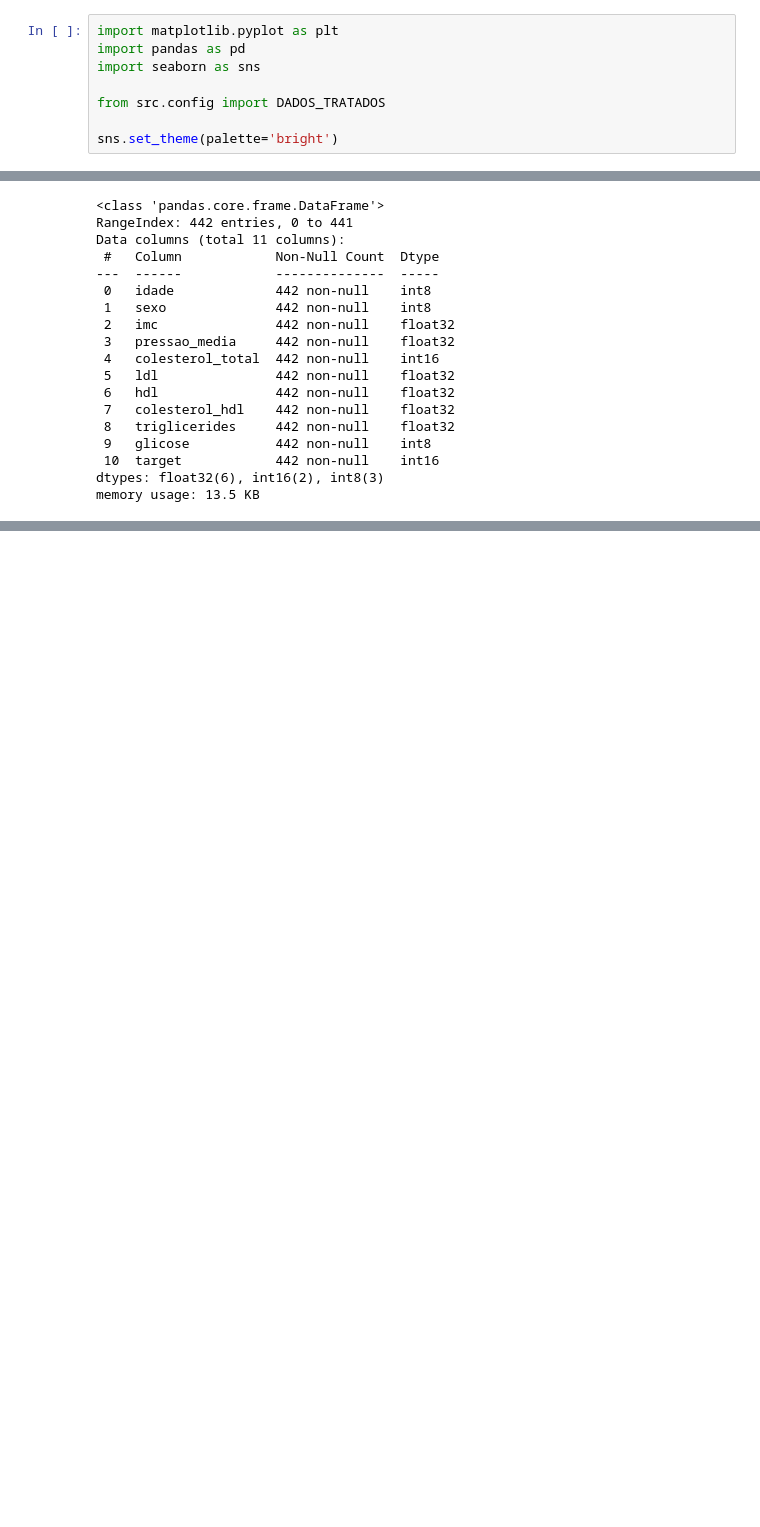
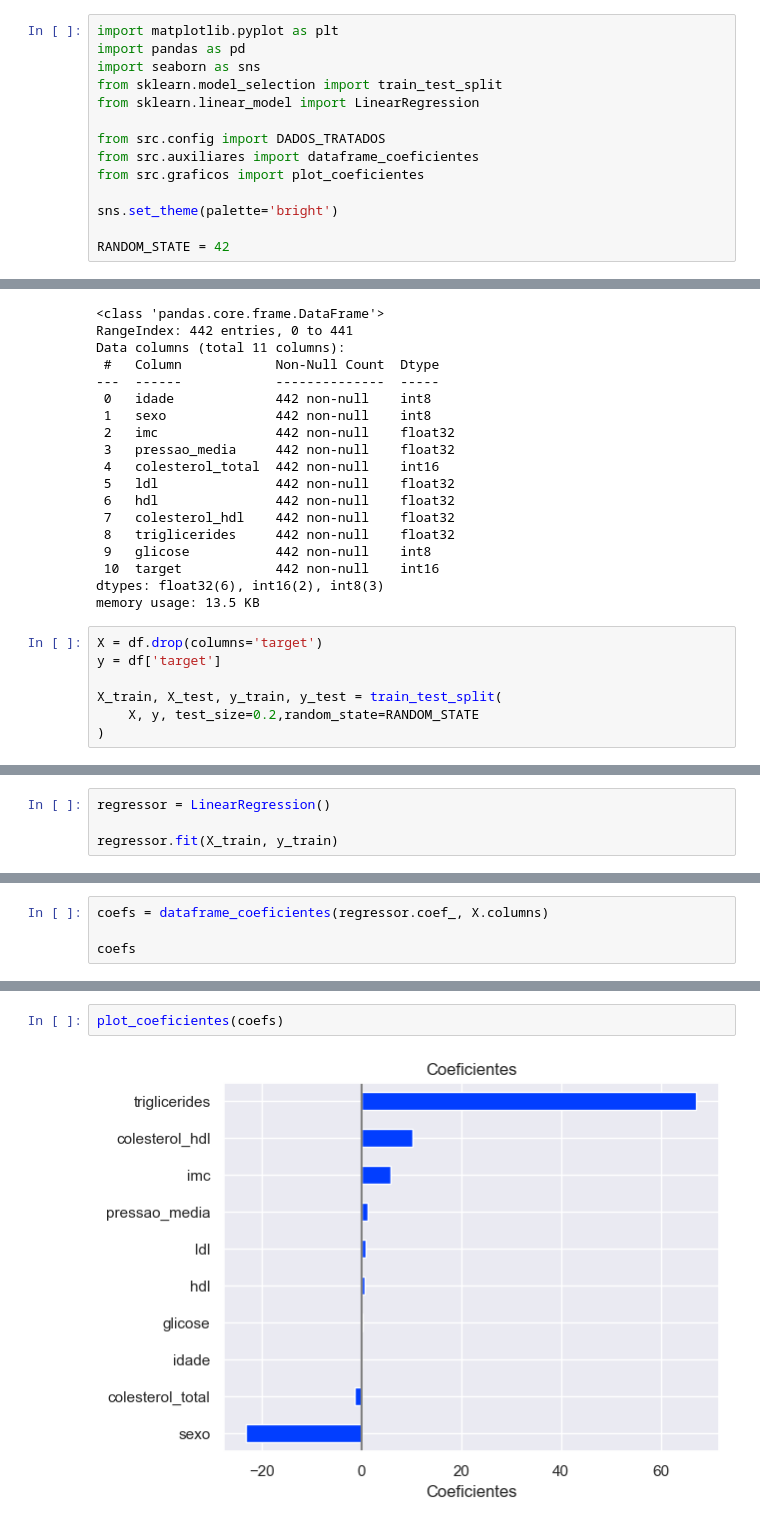
Before and after one commit to stephanyresque/Projeto_diabetes, a Jupyter notebook: notebooks/regressao_linear.ipynb, the cells around one changed output, grey strips where cells are left out. Drawn from its saved outputs; the diff is of its cells as text; blank space fills up the shorter version.

```diff
--- a/notebooks/regressao_linear.ipynb
+++ b/notebooks/regressao_linear.ipynb
@@ -2,10 +2,16 @@
 import matplotlib.pyplot as plt
 import pandas as pd
 import seaborn as sns
+from sklearn.model_selection import train_test_split
+from sklearn.linear_model import LinearRegression
 
 from src.config import DADOS_TRATADOS
+from src.auxiliares import dataframe_coeficientes
+from src.graficos import plot_coeficientes
 
 sns.set_theme(palette='bright')
+
+RANDOM_STATE = 42
 # %%
 df = pd.read_parquet(DADOS_TRATADOS)
 
@@ -38,3 +44,10 @@ Data columns (total 11 columns):
  10  target            442 non-null    int16
 dtypes: float32(6), int16(2), int8(3)
 memory usage: 13.5 KB
+# %%
+X = df.drop(columns='target')
+y = df['target']
+
+X_train, X_test, y_train, y_test = train_test_split(
+    X, y, test_size=0.2,random_state=RANDOM_STATE
+)
@@ -40,0 +88,4 @@ memory usage: 13.5 KB
+# %%
+regressor = LinearRegression()
+
+regressor.fit(X_train, y_train)
@@ -40,0 +112,4 @@ memory usage: 13.5 KB
+# %%
+coefs = dataframe_coeficientes(regressor.coef_, X.columns)
+
+coefs
@@ -40,0 +128,4 @@ memory usage: 13.5 KB
+# %%
+plot_coeficientes(coefs)
+# %% [output]
+[figure, added]
```
Also changed, not shown: parts of 12 cells of this notebook, 1 other file.
